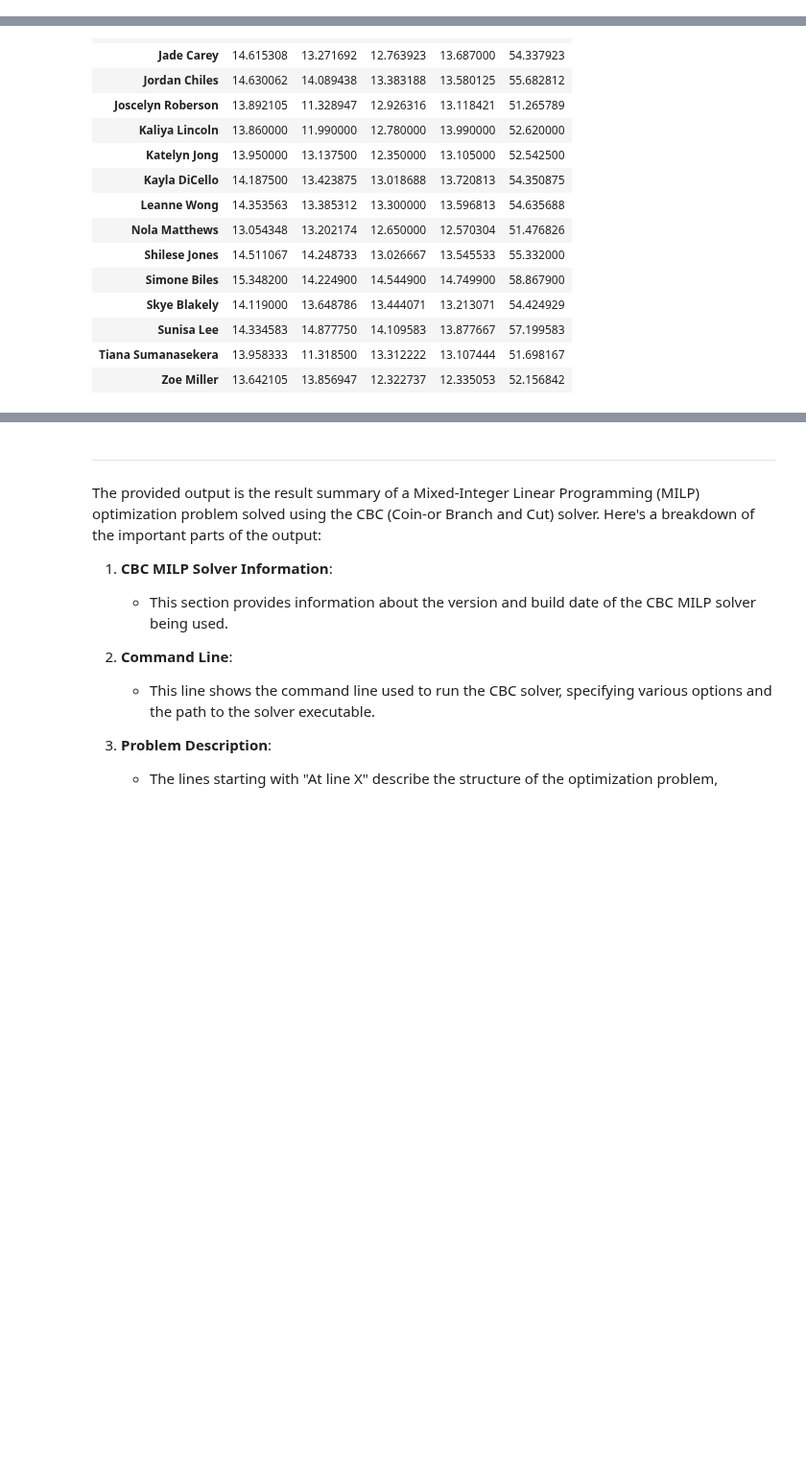
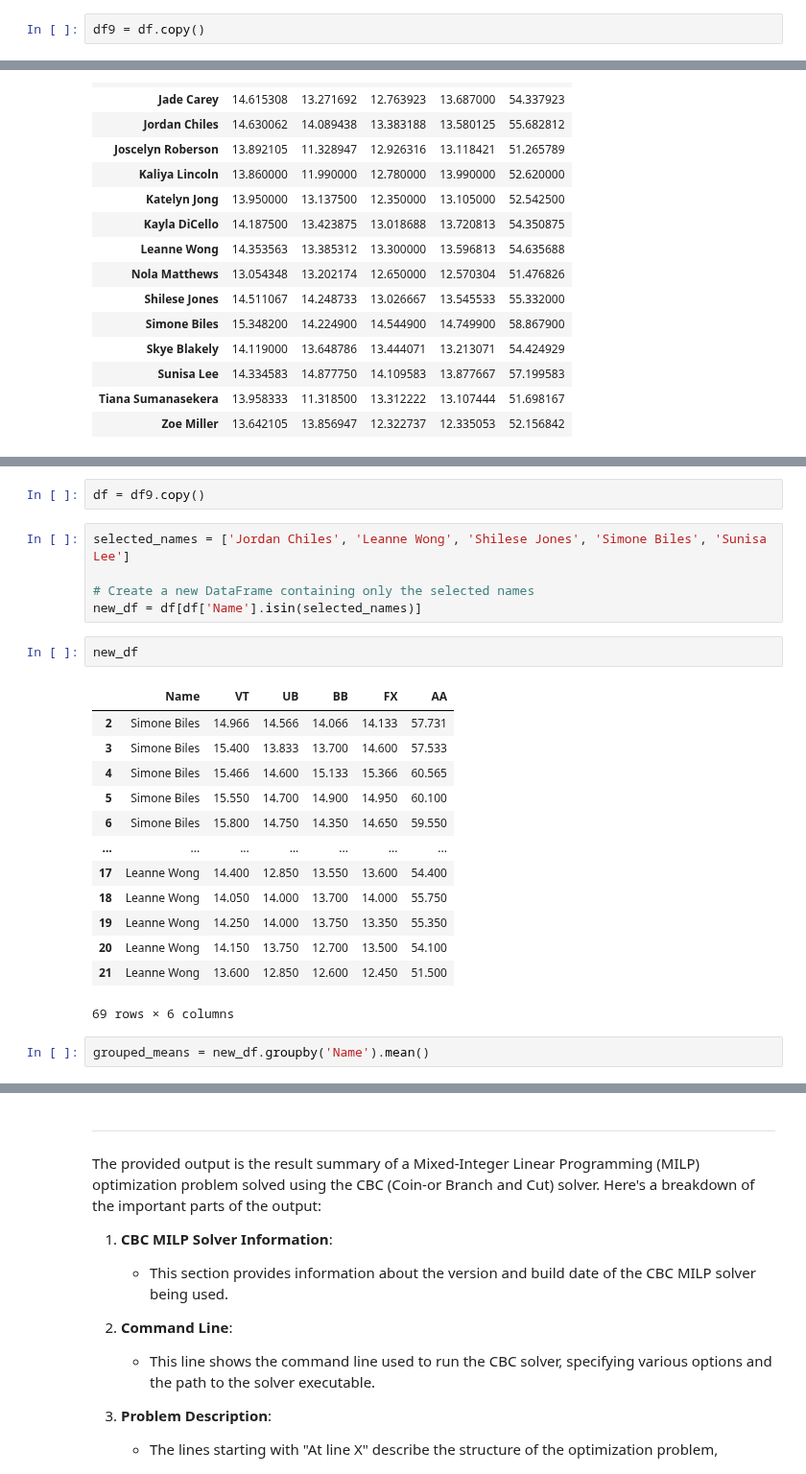
Before and after one commit to RyanJTalbot/MSDS, a Jupyter notebook: Core/Data Mining Foundations/Data Mining Project/Project/competition_gym2023/Team Selection/Team_Selection_Pulp.ipynb, the cells around one changed output, grey strips where cells are left out. Shown at 96% size. Saved outputs shown, nothing was run; the diff lists cells and outputs as text; blank space fills up the shorter version.

Commit message:
Update data mining project teamss

```diff
--- a/Core/Data Mining Foundations/Data Mining Project/Project/competition_gym2023/Team Selection/Team_Selection_Pulp.ipynb
+++ b/Core/Data Mining Foundations/Data Mining Project/Project/competition_gym2023/Team Selection/Team_Selection_Pulp.ipynb
@@ -135,6 +133,8 @@ dtypes: float64(5), int64(1), object(1)
 memory usage: 14.1+ KB
 # %%
 df=df.drop(columns=['year'])
+# %%
+df9 = df.copy()
 # %%
 grouped_means = df.groupby('Name').mean()
 # %%
@@ -317,0 +273,25 @@ selected_athletes
+# %%
+df = df9.copy()
+# %%
+selected_names = ['Jordan Chiles', 'Leanne Wong', 'Shilese Jones', 'Simone Biles', 'Sunisa Lee']
+
+# Create a new DataFrame containing only the selected names
+new_df = df[df['Name'].isin(selected_names)]
+# %%
+new_df
+# %% [output]
+|  | Name | VT | UB | BB | FX | AA |
+| 2 | Simone Biles | 14.966 | 14.566 | 14.066 | 14.133 | 57.731 |
+| 3 | Simone Biles | 15.400 | 13.833 | 13.700 | 14.600 | 57.533 |
+| 4 | Simone Biles | 15.466 | 14.600 | 15.133 | 15.366 | 60.565 |
+| 5 | Simone Biles | 15.550 | 14.700 | 14.900 | 14.950 | 60.100 |
+| 6 | Simone Biles | 15.800 | 14.750 | 14.350 | 14.650 | 59.550 |
+| ... | ... | ... | ... | ... | ... | ... |
+| 17 | Leanne Wong | 14.400 | 12.850 | 13.550 | 13.600 | 54.400 |
+| 18 | Leanne Wong | 14.050 | 14.000 | 13.700 | 14.000 | 55.750 |
+| 19 | Leanne Wong | 14.250 | 14.000 | 13.750 | 13.350 | 55.350 |
+| 20 | Leanne Wong | 14.150 | 13.750 | 12.700 | 13.500 | 54.100 |
+| 21 | Leanne Wong | 13.600 | 12.850 | 12.600 | 12.450 | 51.500 |
+69 rows × 6 columns
+# %%
+grouped_means = new_df.groupby('Name').mean()
```
Also changed, not shown: parts of 19 cells of this notebook, 15 other files.
